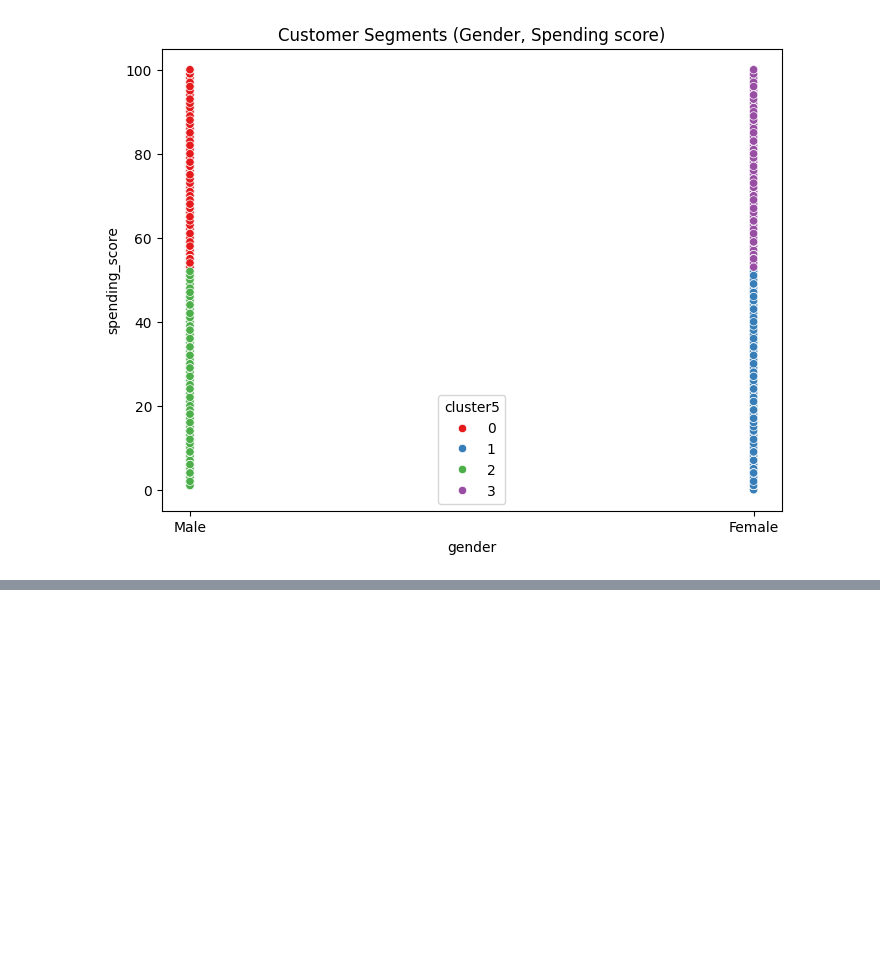
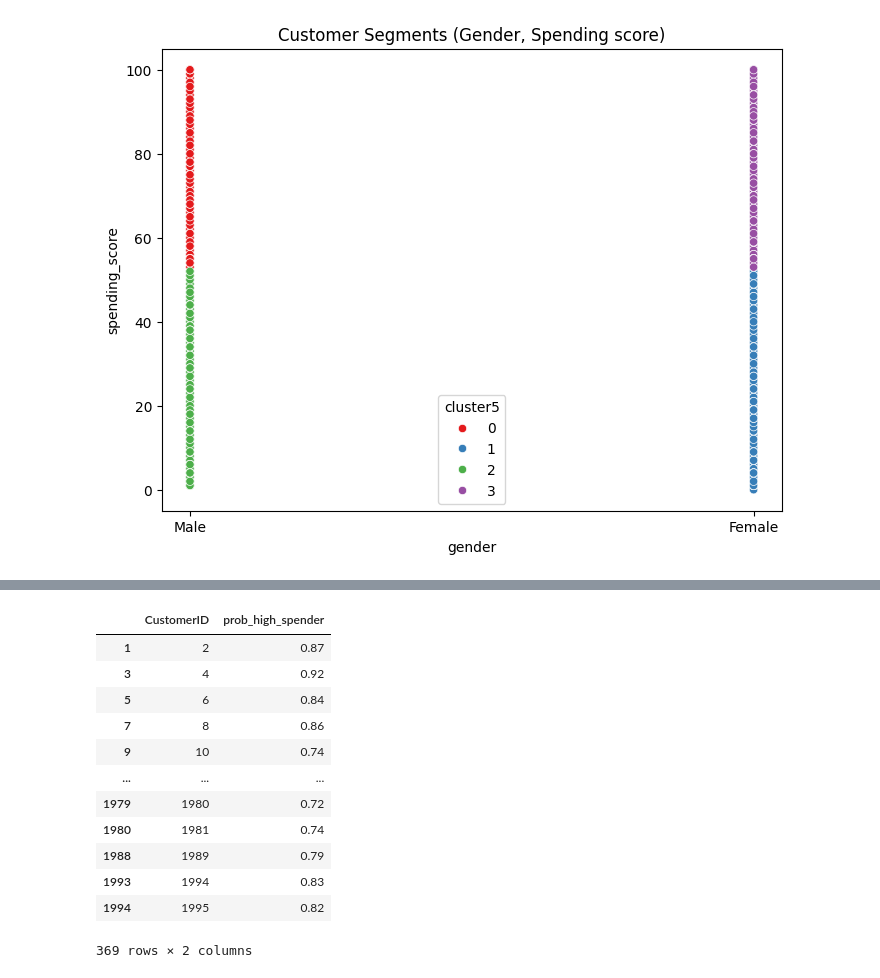
Before and after one commit to jay-ramani/predict_customer_spending_score, a Jupyter notebook: experiments/notebooks/03_clustering.ipynb, the cells around one changed output, grey strips where cells are left out. Cells and saved outputs as stored; diff of their text form; code cells hidden in the pictures; blank space fills up the shorter version.

```diff
--- a/experiments/notebooks/03_clustering.ipynb
+++ b/experiments/notebooks/03_clustering.ipynb
@@ -239,0 +270,18 @@ plt.show()
+# %%
+df[df["prob_high_spender"] > 0.7][
+    ["CustomerID","prob_high_spender"]
+]
+# %% [output]
+|  | CustomerID | prob_high_spender |
+| 1 | 2 | 0.87 |
+| 3 | 4 | 0.92 |
+| 5 | 6 | 0.84 |
+| 7 | 8 | 0.86 |
+| 9 | 10 | 0.74 |
+| ... | ... | ... |
+| 1979 | 1980 | 0.72 |
+| 1980 | 1981 | 0.74 |
+| 1988 | 1989 | 0.79 |
+| 1993 | 1994 | 0.83 |
+| 1994 | 1995 | 0.82 |
+369 rows × 2 columns
```
Also changed, not shown: parts of 5 cells of this notebook.
